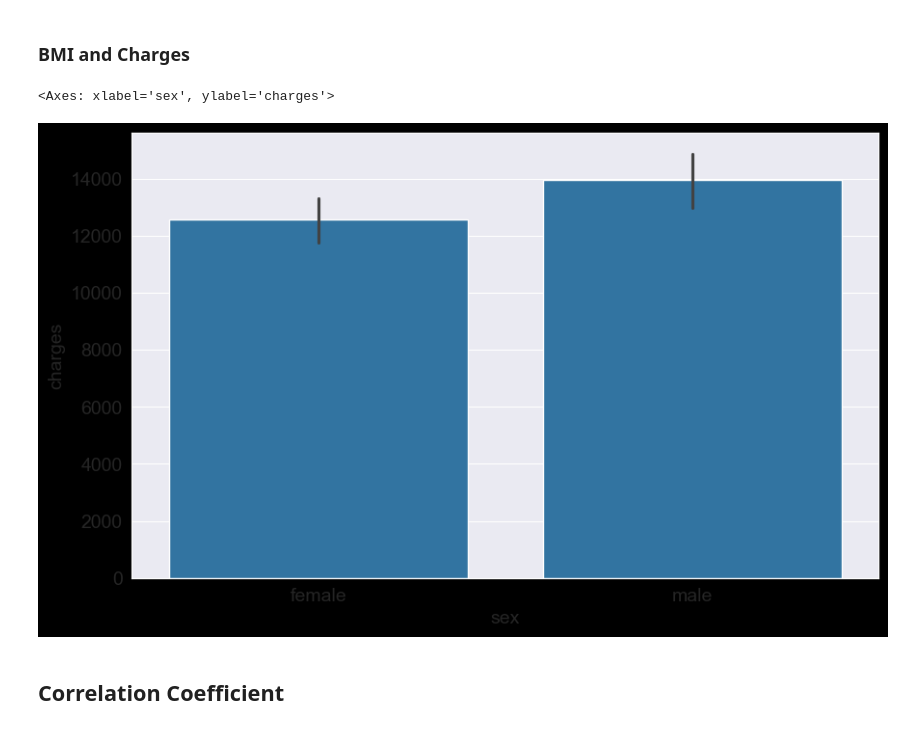
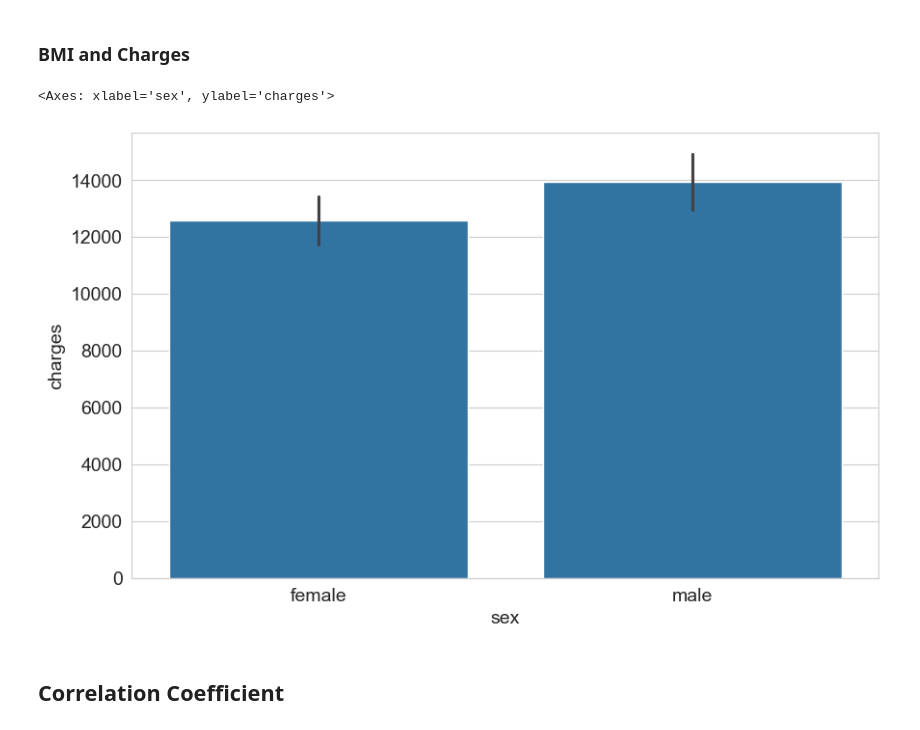
Before and after one commit to SopanMore11/LinearRegression, a Jupyter notebook: linear_regression.ipynb, the cells around one changed output. Cells and saved outputs as stored; diff of their text form; code cells hidden in the pictures.

```diff
--- a/linear_regression.ipynb
+++ b/linear_regression.ipynb
@@ -157,12 +155,13 @@ fig.show()
 # charges according to children
 px.violin(medical_data,x='children',y='charges')
 # %%
+sns.set_style('whitegrid')
 sns.barplot(medical_data,
             x='sex',
             y='charges')
 # %% [output]
 <Axes: xlabel='sex', ylabel='charges'>
-[figure, old version]
+[figure, new version]
 # %% [markdown]
 ## Correlation Coefficient
 # %%
```
Also changed, not shown: parts of 45 cells of this notebook.
